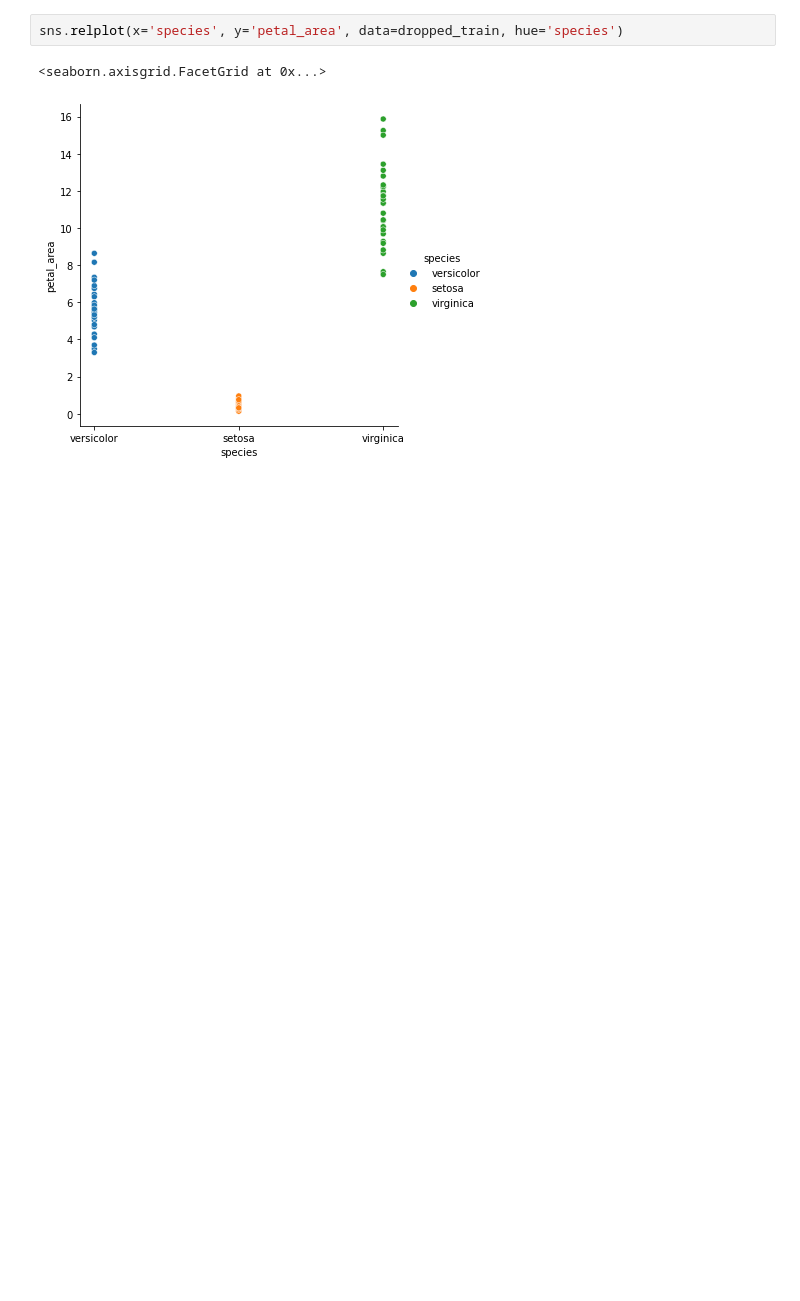
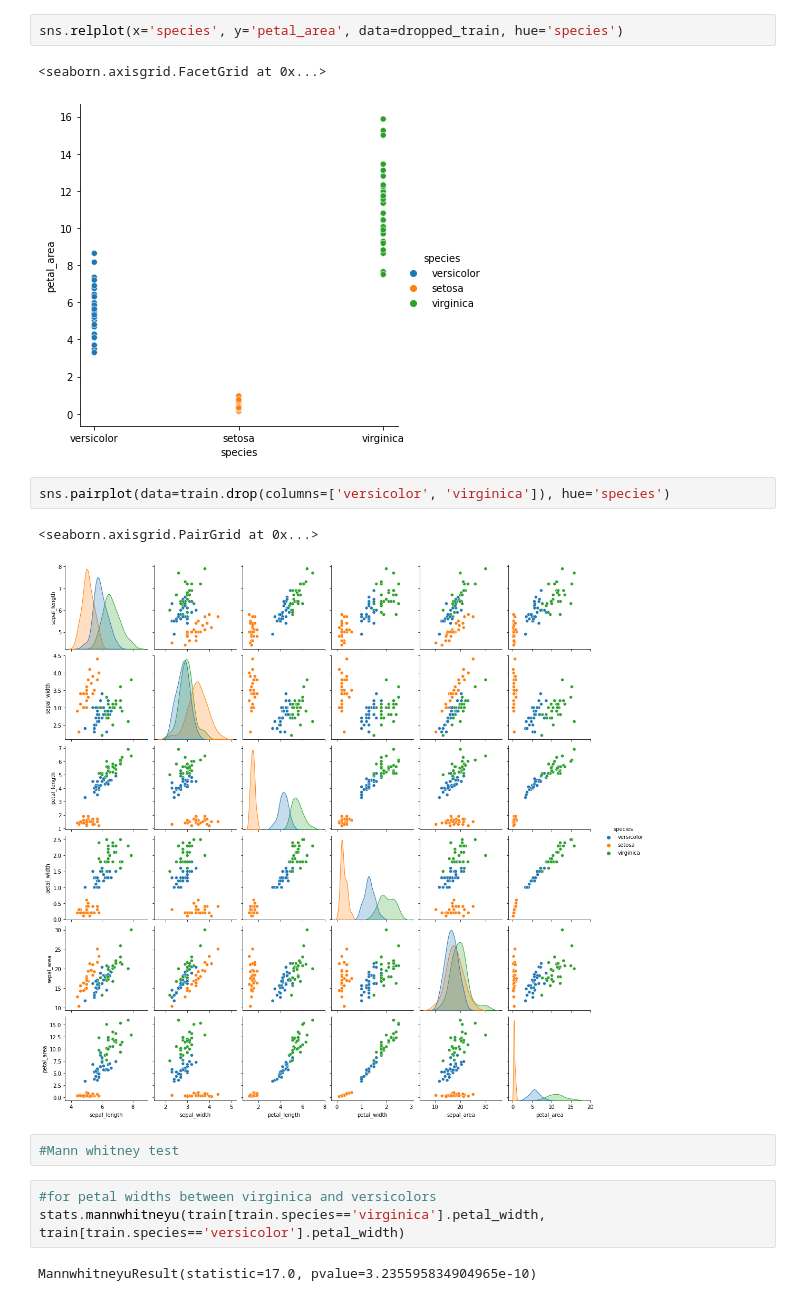
Before and after one commit to annah-vu/classification-exercises, a Jupyter notebook: classification_exercises.ipynb, the cells around one changed output. Cells and saved outputs as stored; diff of their text form; blank space fills up the shorter version.

```diff
--- a/classification_exercises.ipynb
+++ b/classification_exercises.ipynb
@@ -668,3 +668,15 @@ sns.relplot(x='species', y='petal_area', data=dropped_train, hue='species')
 # %% [output]
 <seaborn.axisgrid.FacetGrid at 0x...>
 [figure]
+# %%
+sns.pairplot(data=train.drop(columns=['versicolor', 'virginica']), hue='species')
+# %% [output]
+<seaborn.axisgrid.PairGrid at 0x...>
+[figure, added]
+# %%
+#Mann whitney test
+# %%
+#for petal widths between virginica and versicolors
+stats.mannwhitneyu(train[train.species=='virginica'].petal_width, train[train.species=='versicolor'].petal_width)
+# %% [output]
+MannwhitneyuResult(statistic=17.0, pvalue=3.235595834904965e-10)
```
Also changed, not shown: parts of 3 cells of this notebook.
